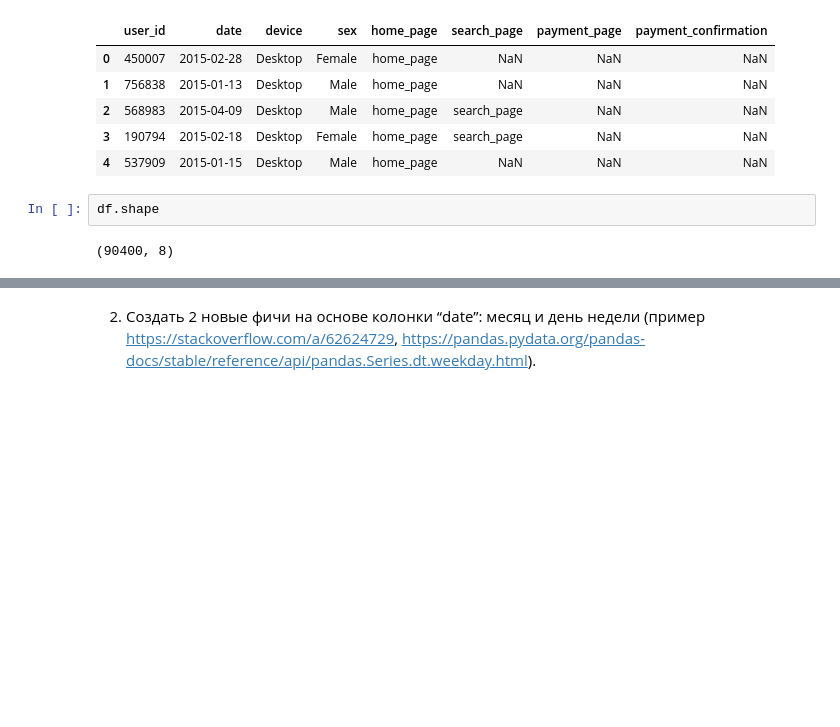
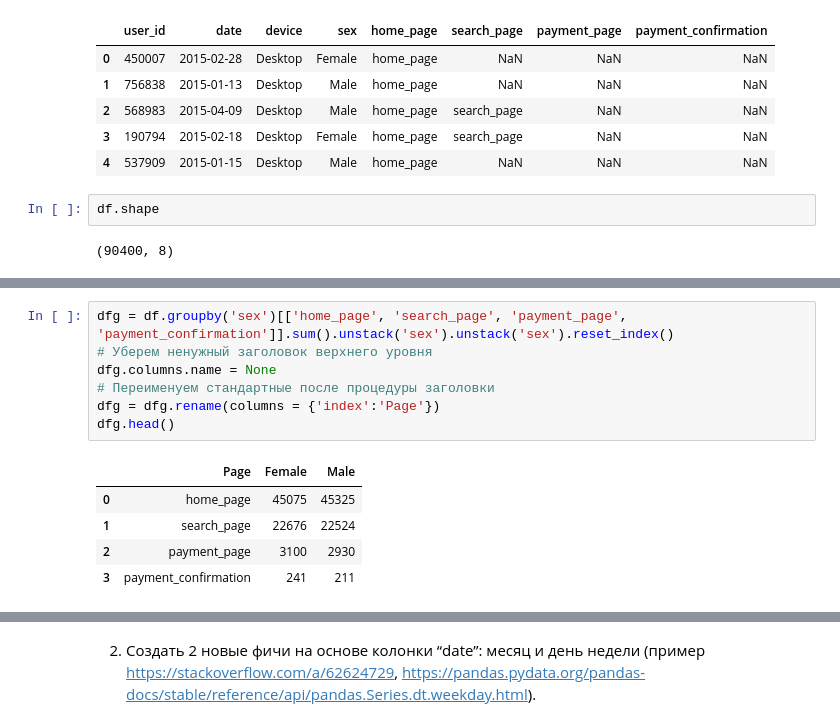
Before and after one commit to RybakovAlex/Python-for-Analythics, a Jupyter notebook: Блокнот_"GB_Homework_3_ipynb".ipynb, the cells around one changed output, grey strips where cells are left out. Cells and saved outputs as stored; diff of their text form; blank space fills up the shorter version.

```diff
--- a/Блокнот_"GB_Homework_3_ipynb".ipynb
+++ b/Блокнот_"GB_Homework_3_ipynb".ipynb
@@ -103,0 +120,13 @@ df.shape
+# %%
+dfg = df.groupby('sex')[['home_page', 'search_page', 'payment_page', 'payment_confirmation']].sum().unstack('sex').unstack('sex').reset_index()
+# Уберем ненужный заголовок верхнего уровня
+dfg.columns.name = None
+# Переименуем стандартные после процедуры заголовки
+dfg = dfg.rename(columns = {'index':'Page'})
+dfg.head()
+# %% [output]
+|  | Page | Female | Male |
+| 0 | home_page | 45075 | 45325 |
+| 1 | search_page | 22676 | 22524 |
+| 2 | payment_page | 3100 | 2930 |
+| 3 | payment_confirmation | 241 | 211 |
```
Also changed, not shown: parts of 13 cells of this notebook.
